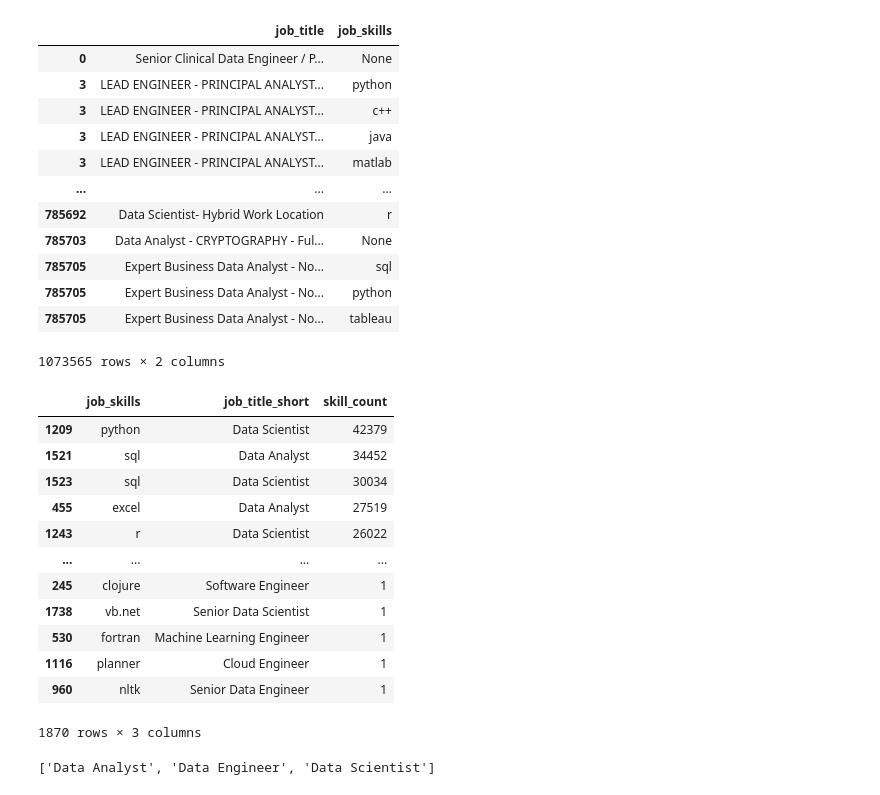
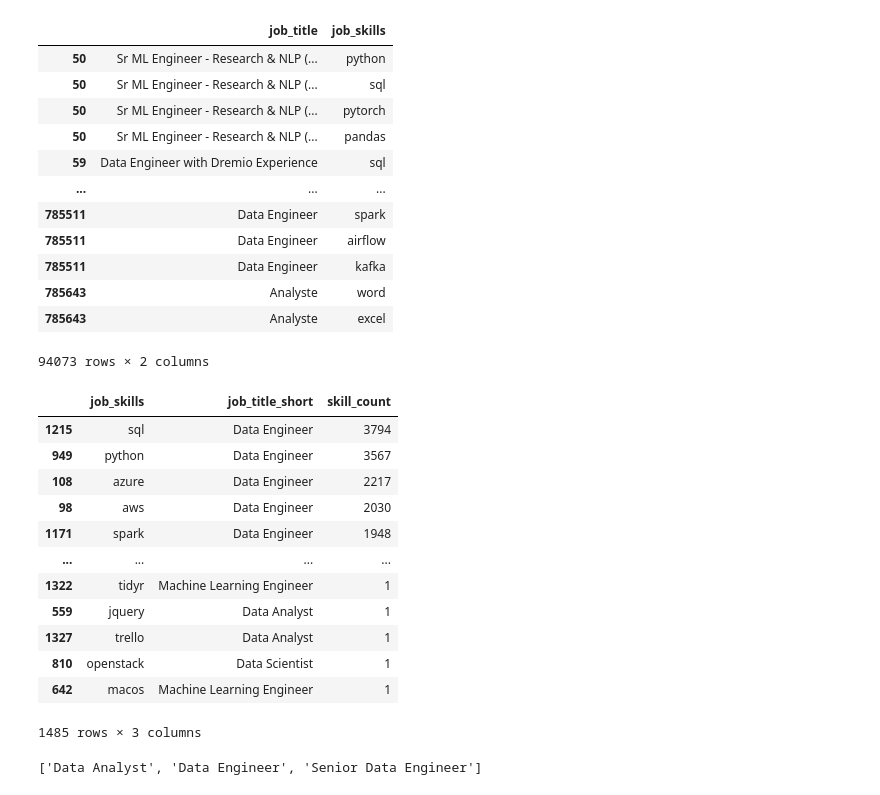
Before and after one commit to Cuishine/Python_Data_Project, a Jupyter notebook: 3_Project/2_Skill_Demand.ipynb, the cells around one changed output. Cells and saved outputs as stored; diff of their text form; code cells hidden in the pictures.

```diff
--- a/3_Project/2_Skill_Demand.ipynb
+++ b/3_Project/2_Skill_Demand.ipynb
@@ -12,27 +12,27 @@ df = dataset['train'].to_pandas()
 
 # Data Cleanup
 df['job_posted_date'] = pd.to_datetime(df['job_posted_date'])
-df['job_skills'] =df['job_skills'].apply(lambda x: ast.literal_eval(x) if pd.notna(x) else x)
+df['job_skills'] = df['job_skills'].apply(lambda x: ast.literal_eval(x) if pd.notna(x) and pd.notnull(x) else x)
 # %%
-df_US = df[df['job_country'] == 'United States']
+df_CA = df[df['job_country'] == 'Canada']
 # %%
-df_skills = df_US.explode('job_skills')
+df_skills = df_CA.explode('job_skills')
 
 df_skills[['job_title', 'job_skills']]
 # %% [output]
 |  | job_title | job_skills |
-| 0 | Senior Clinical Data Engineer / P... | None |
-| 3 | LEAD ENGINEER - PRINCIPAL ANALYST... | python |
-| 3 | LEAD ENGINEER - PRINCIPAL ANALYST... | c++ |
-| 3 | LEAD ENGINEER - PRINCIPAL ANALYST... | java |
-| 3 | LEAD ENGINEER - PRINCIPAL ANALYST... | matlab |
+| 50 | Sr ML Engineer - Research & NLP (... | python |
+| 50 | Sr ML Engineer - Research & NLP (... | sql |
+| 50 | Sr ML Engineer - Research & NLP (... | pytorch |
+| 50 | Sr ML Engineer - Research & NLP (... | pandas |
+| 59 | Data Engineer with Dremio Experience | sql |
 | ... | ... | ... |
-| 785692 | Data Scientist- Hybrid Work Location | r |
-| 785703 | Data Analyst - CRYPTOGRAPHY - Ful... | None |
-| 785705 | Expert Business Data Analyst - No... | sql |
-| 785705 | Expert Business Data Analyst - No... | python |
-| 785705 | Expert Business Data Analyst - No... | tableau |
+| 785511 | Data Engineer | spark |
+| 785511 | Data Engineer | airflow |
+| 785511 | Data Engineer | kafka |
+| 785643 | Analyste | word |
+| 785643 | Analyste | excel |
-1073565 rows × 2 columns
+94073 rows × 2 columns
 # %%
 df_skills_count = df_skills.groupby(['job_skills', 'job_title_short']).size()
 df_skills_count = df_skills_count.reset_index(name='skill_count') # can only run once
@@ -42,26 +42,26 @@ df_skills_count.sort_values(by='skill_count', ascending=False, inplace=True)
 df_skills_count
 # %% [output]
 |  | job_skills | job_title_short | skill_count |
-| 1209 | python | Data Scientist | 42379 |
-| 1521 | sql | Data Analyst | 34452 |
-| 1523 | sql | Data Scientist | 30034 |
-| 455 | excel | Data Analyst | 27519 |
-| 1243 | r | Data Scientist | 26022 |
+| 1215 | sql | Data Engineer | 3794 |
+| 949 | python | Data Engineer | 3567 |
+| 108 | azure | Data Engineer | 2217 |
+| 98 | aws | Data Engineer | 2030 |
+| 1171 | spark | Data Engineer | 1948 |
 | ... | ... | ... | ... |
-| 245 | clojure | Software Engineer | 1 |
-| 1738 | vb.net | Senior Data Scientist | 1 |
-| 530 | fortran | Machine Learning Engineer | 1 |
-| 1116 | planner | Cloud Engineer | 1 |
-| 960 | nltk | Senior Data Engineer | 1 |
+| 1322 | tidyr | Machine Learning Engineer | 1 |
+| 559 | jquery | Data Analyst | 1 |
+| 1327 | trello | Data Analyst | 1 |
+| 810 | openstack | Data Scientist | 1 |
+| 642 | macos | Machine Learning Engineer | 1 |
-1870 rows × 3 columns
+1485 rows × 3 columns
 # %%
-job_titles = df_skills_count['job_title_short'].unique().tolist()
+job_titles = df_skills_count['job_title_short'].unique().tolist() # Get unique job titles
 
-job_titles = sorted(job_titles[:3])
+job_titles = sorted(job_titles[:3]) # Get the first 3 unique job titles using sorted function
 
 job_titles
 # %% [output]
-['Data Analyst', 'Data Engineer', 'Data Scientist']
+['Data Analyst', 'Data Engineer', 'Senior Data Engineer']
 # %%
 fig, ax = plt.subplots(len(job_titles),1)
 
```
Also changed, not shown: parts of 5 cells of this notebook.
